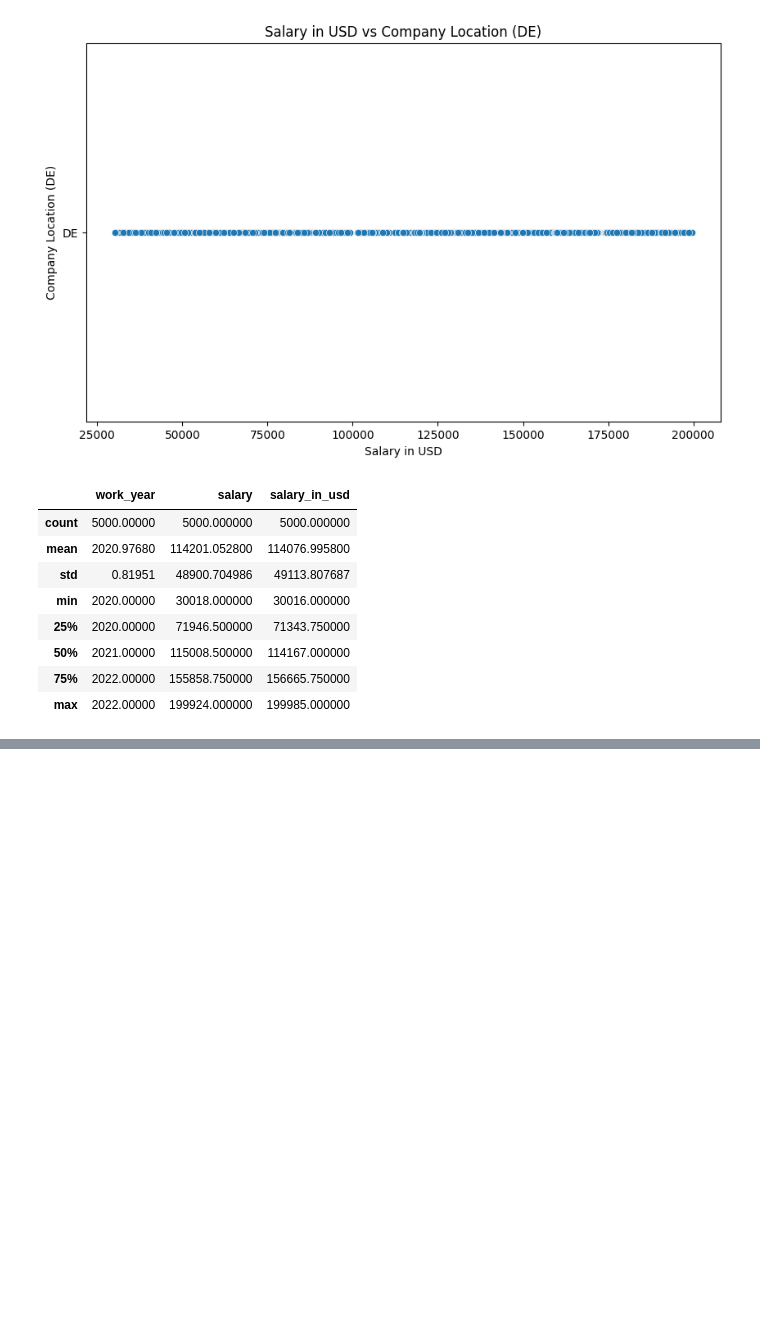
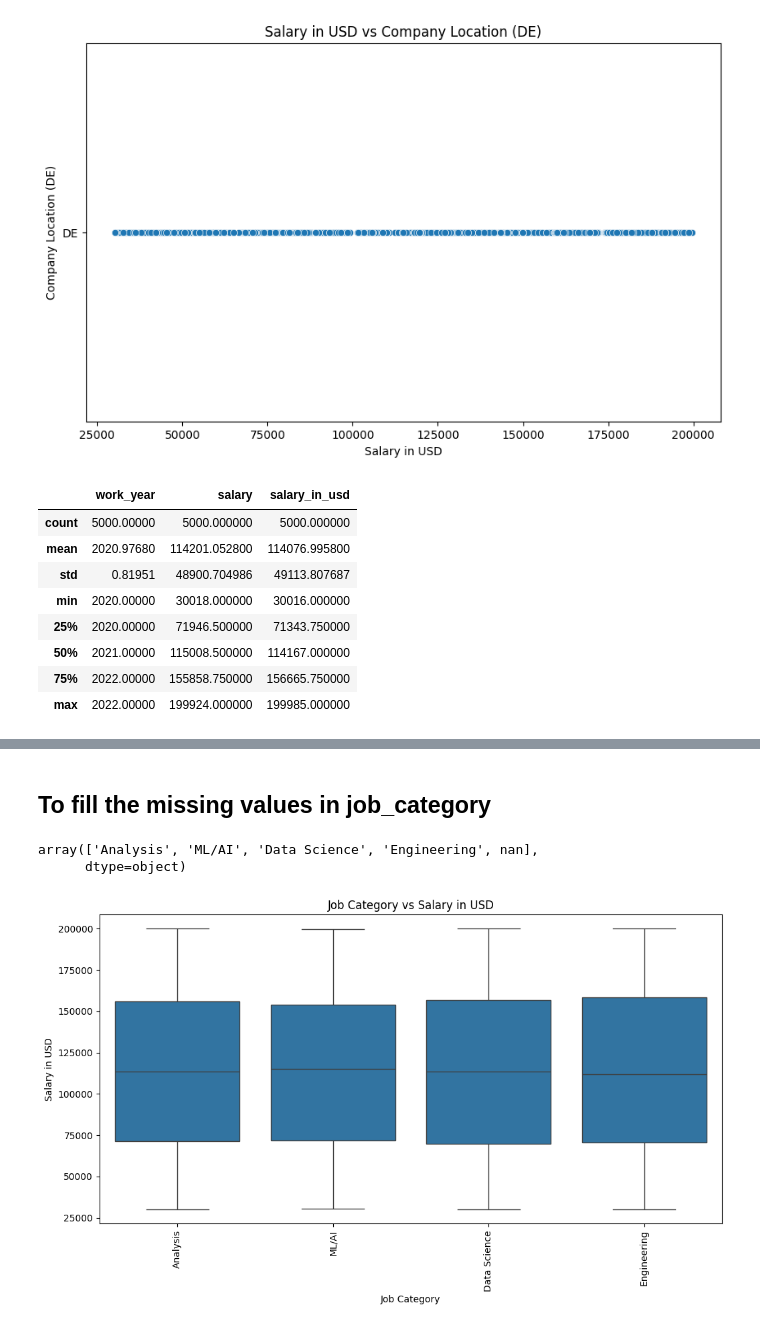
Before and after one commit to princealexanderm/ICT_DAS_Prince_Alex, a Jupyter notebook: ICT_internship_employee_salary_prediction.ipynb, the cells around one changed output, grey strips where cells are left out. Drawn from its saved outputs; the diff is of its cells as text; code cells hidden in the pictures; blank space fills up the shorter version.

```diff
--- a/ICT_internship_employee_salary_prediction.ipynb
+++ b/ICT_internship_employee_salary_prediction.ipynb
@@ -531,0 +560,2 @@ df.describe()
+# %%
+df['salary_ratio'] =  df['salary_in_usd']/df['salary']
@@ -531,0 +599,20 @@ df.describe()
+# %% [markdown]
+## To fill the missing values in job_category
+# %%
+df['job_category'].unique()
+# %% [output]
+array(['Analysis', 'ML/AI', 'Data Science', 'Engineering', nan],
+      dtype=object)
+# %%
+# prompt: plot job_category vs 'salary_in_usd'
+
+# Assuming 'df' is your DataFrame and 'job_category' and 'salary_in_usd' are your columns
+plt.figure(figsize=(12, 6))
+sns.boxplot(x='job_category', y='salary_in_usd', data=df)
+plt.xticks(rotation=90)  # Rotate x-axis labels for better readability
+plt.xlabel('Job Category')
+plt.ylabel('Salary in USD')
+plt.title('Job Category vs Salary in USD')
+plt.show()
+# %% [output]
+[figure, added]
```
Also changed, not shown: parts of 32 cells of this notebook.
